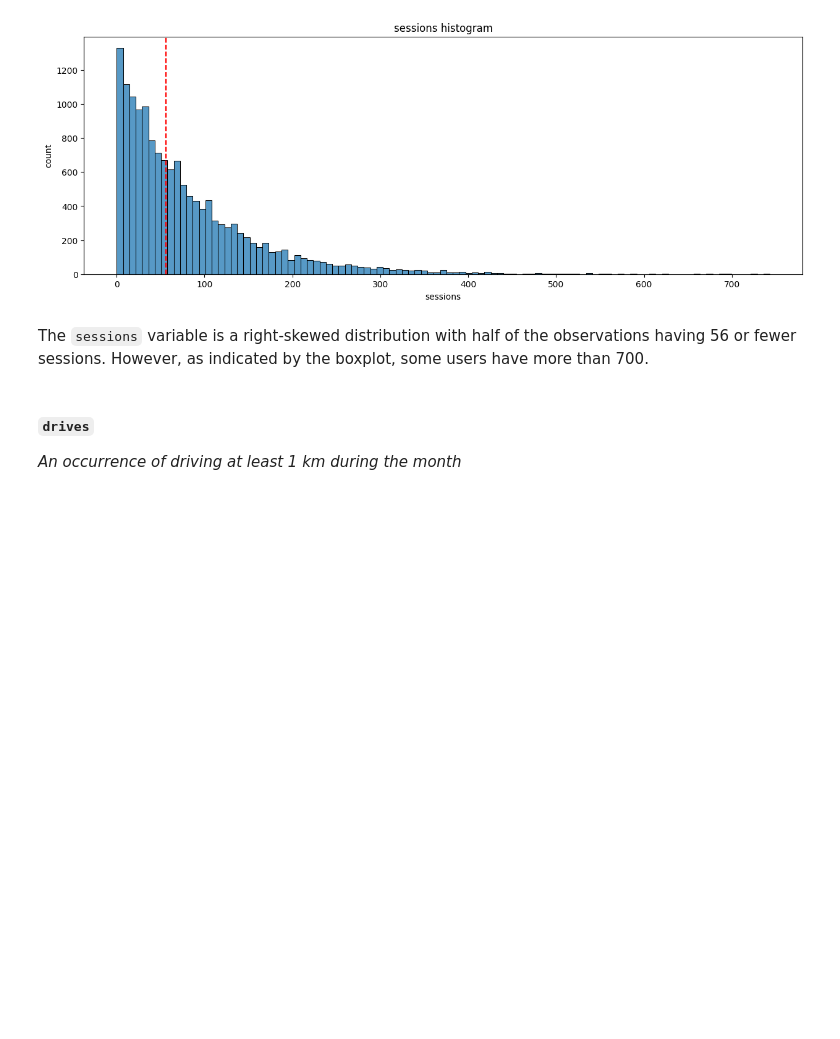
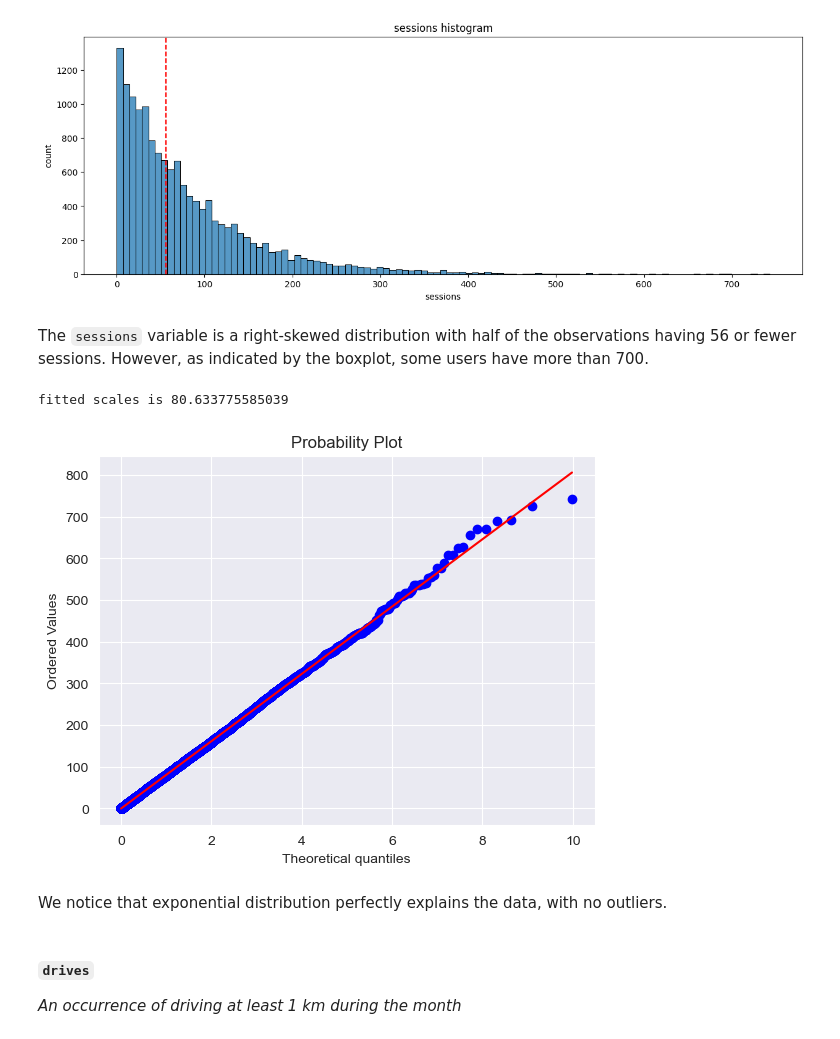
Before and after one commit to point-de-vyu/data-analytics-projects, a Jupyter notebook: Waze_predicting_user_churn/1. Exploratory_data_analysis.ipynb, the cells around one changed output. Cells and saved outputs as stored; diff of their text form; code cells hidden in the pictures; blank space fills up the shorter version.

Commit message:
edited_session_outlier_description_and_analysis

```diff
--- a/Waze_predicting_user_churn/1. Exploratory_data_analysis.ipynb
+++ b/Waze_predicting_user_churn/1. Exploratory_data_analysis.ipynb
@@ -143,6 +143,20 @@ sessions: median = 56.0, mean = 80.6
 [figure]
 # %% [markdown]
 The `sessions` variable is a right-skewed distribution with half of the observations having 56 or fewer sessions. However, as indicated by the boxplot, some users have more than 700.
+# %%
+import scipy.stats as stats
+fig = plt.figure()
+ax = fig.add_subplot(111)
+sessions = df.sessions.to_numpy()
+loc, scale = stats.expon.fit(sessions)
+print(f'fitted scale is {scale}')
+stats.probplot(sessions, dist=stats.expon, fit =True,plot=ax)
+plt.show()
+# %% [output]
+fitted scales is 80.633775585039
+[figure, added]
+# %% [markdown]
+We notice that exponential distribution perfectly explains the data, with no outliers.
 # %% [markdown]
 #### **`drives`**
 
```
Also changed, not shown: parts of 3 cells of this notebook.
